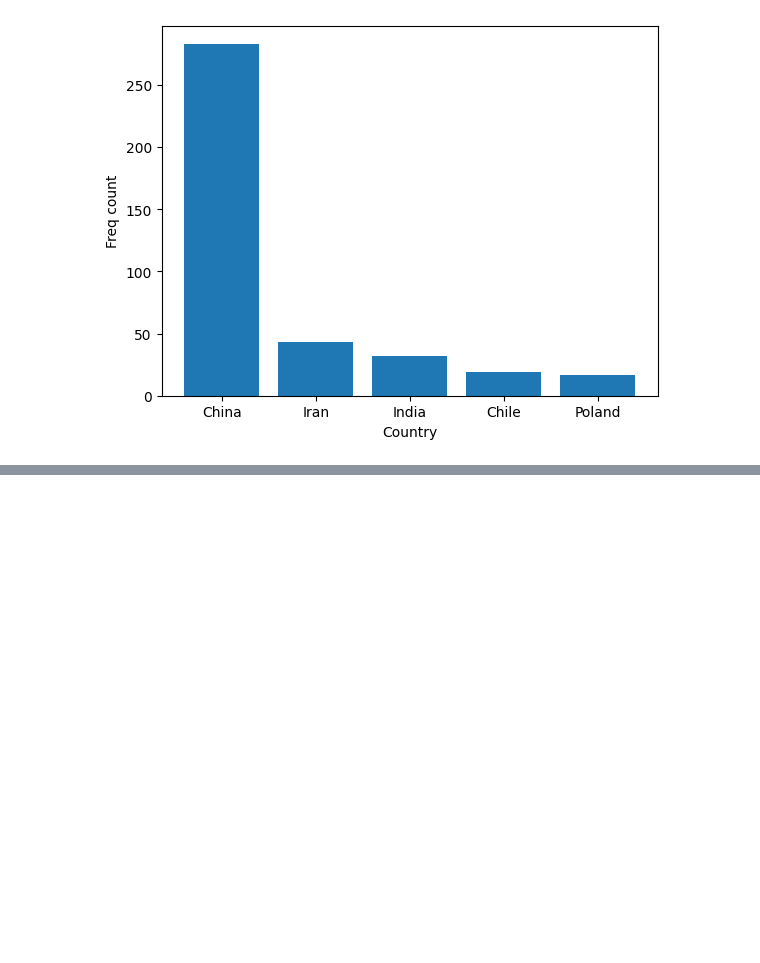
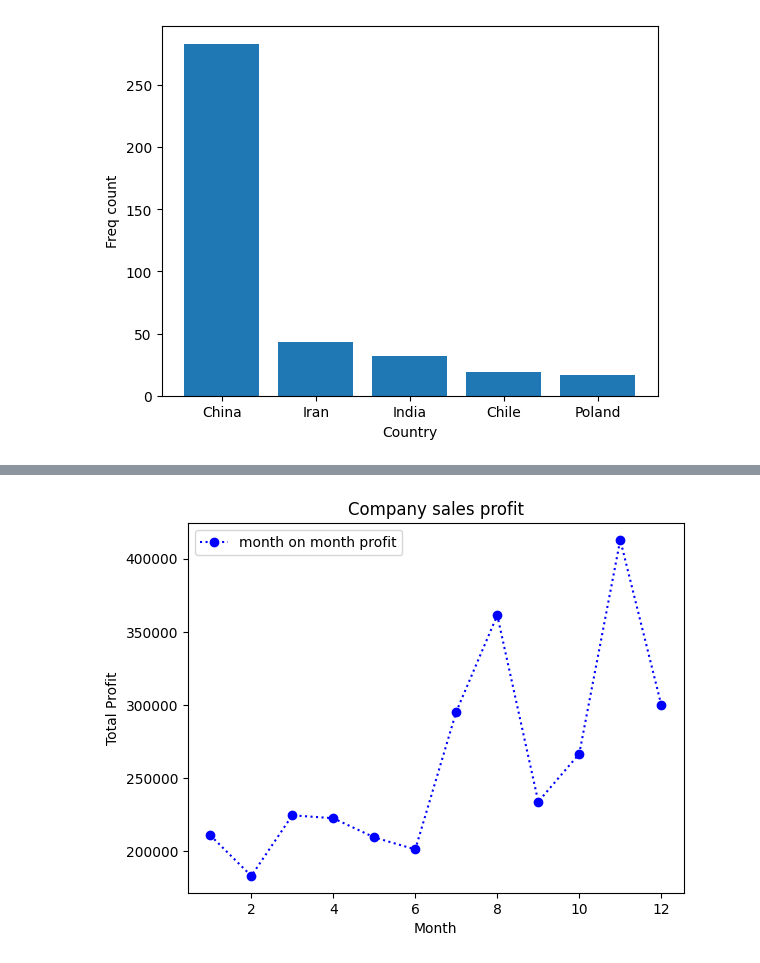
Before and after one commit to visheshbpatel/data-science, a Jupyter notebook: 06-data-visualization/23-matplotlib/02-task.ipynb, the cells around one changed output, grey strips where cells are left out. Drawn from its saved outputs; the diff is of its cells as text; code cells hidden in the pictures; blank space fills up the shorter version.

```diff
--- a/06-data-visualization/23-matplotlib/02-task.ipynb
+++ b/06-data-visualization/23-matplotlib/02-task.ipynb
@@ -125,0 +140,3 @@ plt.show()
+# %%
+df = pd.read_csv('datasets/company_sales_data.csv')
+df
@@ -125,0 +157,9 @@ plt.show()
+# %%
+plt.plot(df['month_number'], df['total_profit'], label='month on month profit', color='blue', marker='o', linestyle='dotted')
+plt.xlabel('Month')
+plt.ylabel('Total Profit')
+plt.title('Company sales profit')
+plt.legend(loc='upper left')
+plt.show()
+# %% [output]
+[figure, added]
```
Also changed, not shown: parts of 21 cells of this notebook.
